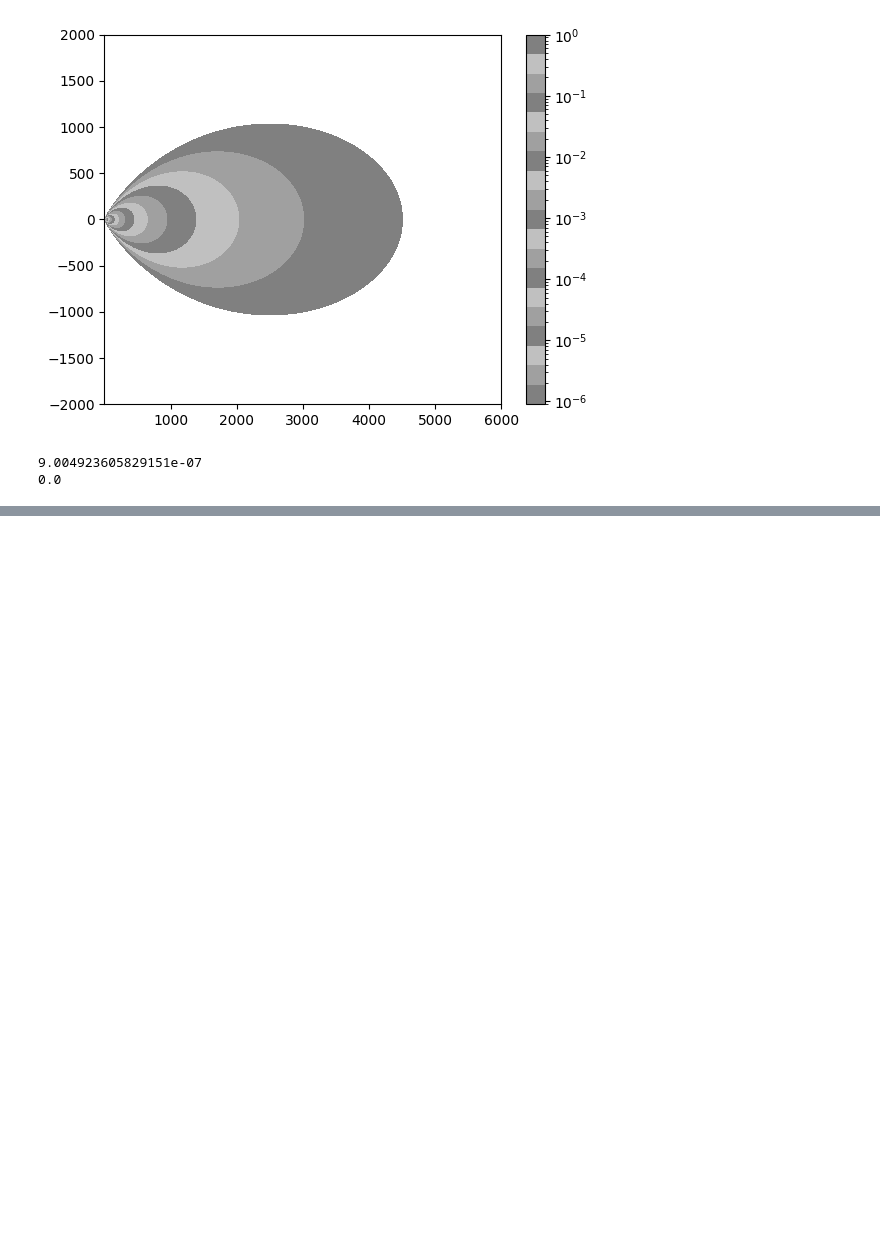
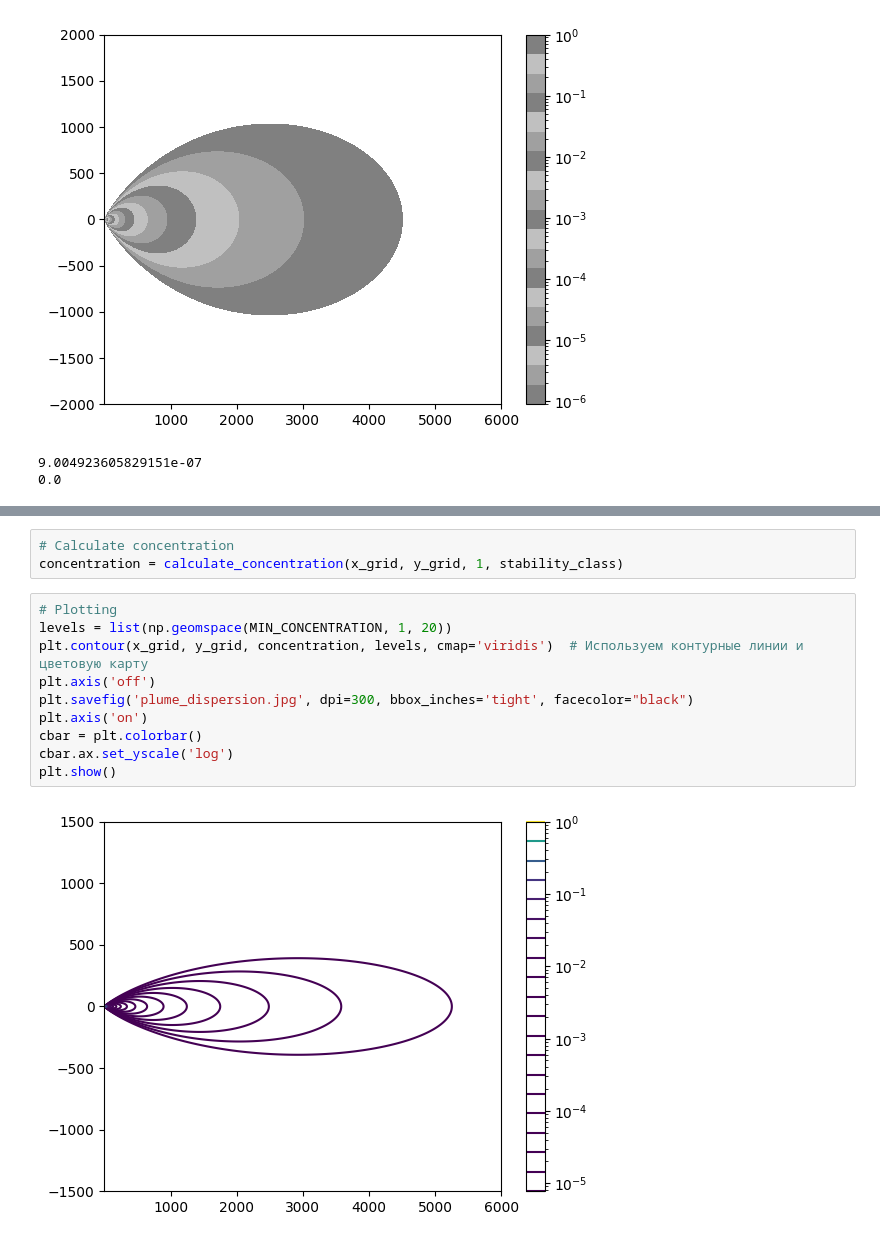
Before and after one commit to Chazelam/CW4_ADM, a Jupyter notebook: test.ipynb, the cells around one changed output, grey strips where cells are left out. Drawn from its saved outputs; the diff is of its cells as text; blank space fills up the shorter version.

```diff
--- a/test.ipynb
+++ b/test.ipynb
@@ -106,0 +196,15 @@ print(cc[1000][0])
+# %%
+# Calculate concentration
+concentration = calculate_concentration(x_grid, y_grid, 1, stability_class)
+# %%
+# Plotting
+levels = list(np.geomspace(MIN_CONCENTRATION, 1, 20))
+plt.contour(x_grid, y_grid, concentration, levels, cmap='viridis')  # Используем контурные линии и цветовую карту
+plt.axis('off')
+plt.savefig('plume_dispersion.jpg', dpi=300, bbox_inches='tight', facecolor="black")
+plt.axis('on')
+cbar = plt.colorbar()
+cbar.ax.set_yscale('log')
+plt.show()
+# %% [output]
+[figure, added]
```
Also changed, not shown: parts of 5 cells of this notebook, 8 other files.
